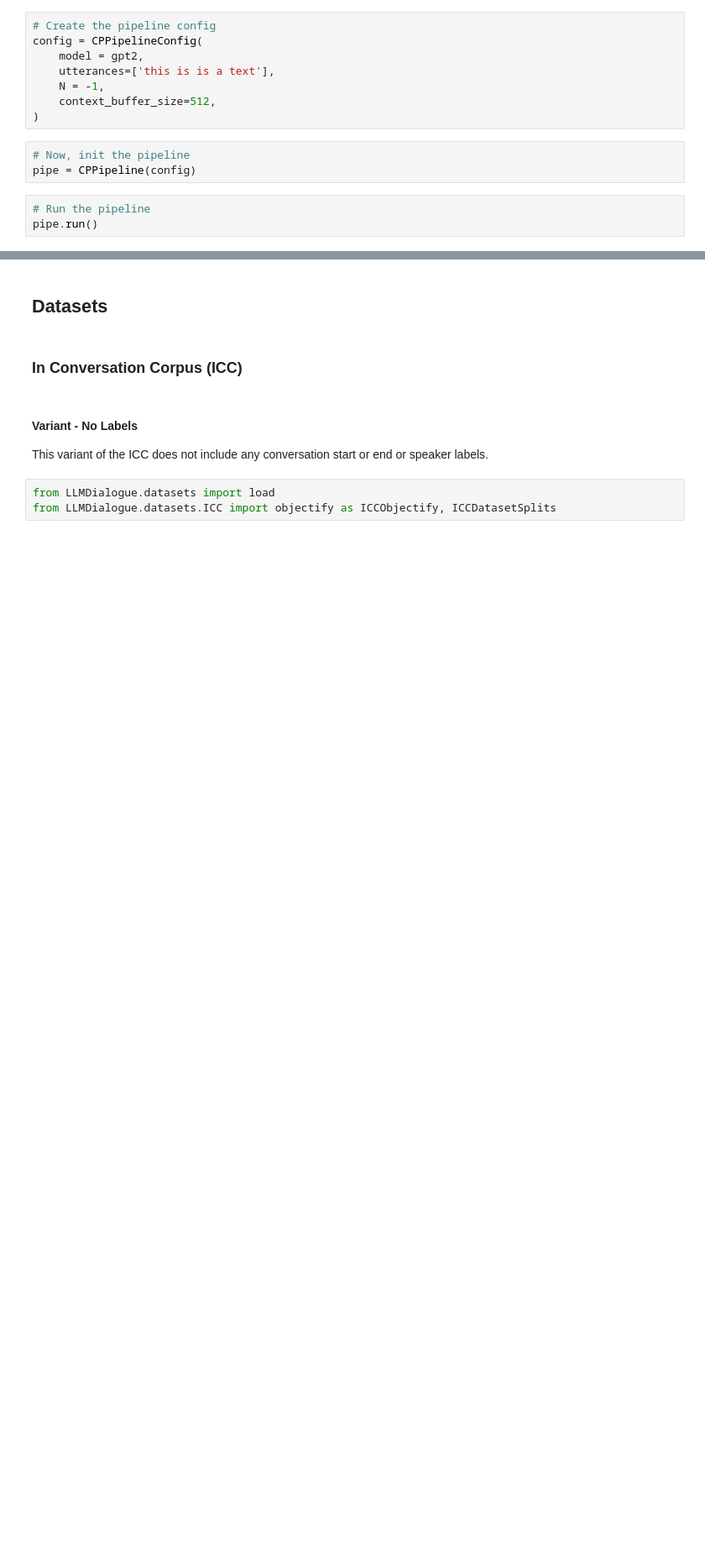
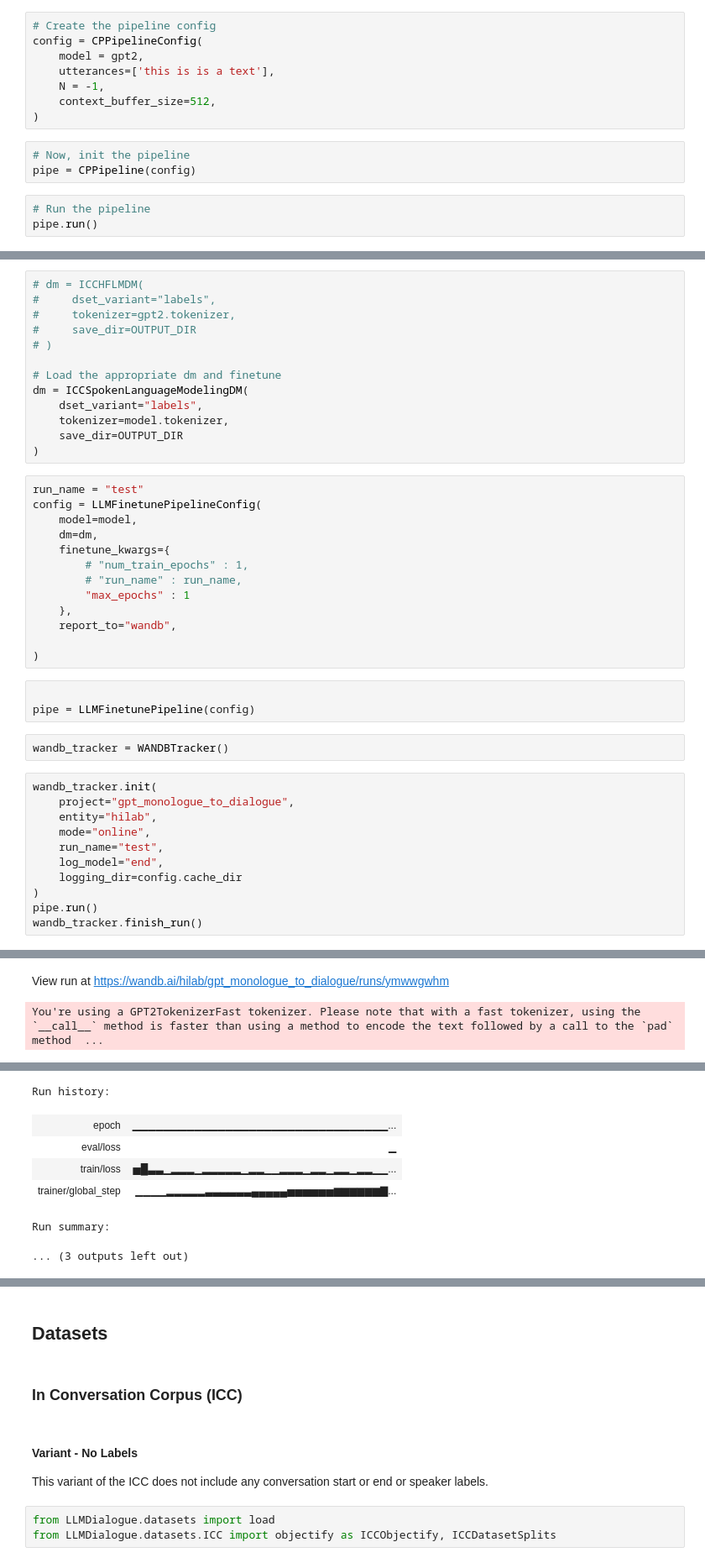
Before and after one commit to mumair01/GPT-Monologue-to-Dialogue, a Jupyter notebook: notebooks/1.0-POC.ipynb, the cells around one changed output, grey strips where cells are left out. Shown at 84% size. Cells and saved outputs as stored; diff of their text form; blank space fills up the shorter version.

Commit message:
Created working WANDB tracker

```diff
--- a/notebooks/1.0-POC.ipynb
+++ b/notebooks/1.0-POC.ipynb
@@ -125,0 +194,43 @@ pipe.run()
+# %%
+# dm = ICCHFLMDM(
+#     dset_variant="labels",
+#     tokenizer=gpt2.tokenizer,
+#     save_dir=OUTPUT_DIR
+# )
+
+# Load the appropriate dm and finetune
+dm = ICCSpokenLanguageModelingDM(
+    dset_variant="labels",
+    tokenizer=model.tokenizer,
+    save_dir=OUTPUT_DIR
+)
+# %%
+run_name = "test"
+config = LLMFinetunePipelineConfig(
+    model=model,
+    dm=dm,
+    finetune_kwargs={
+        # "num_train_epochs" : 1,
+        # "run_name" : run_name,
+        "max_epochs" : 1
+    },
+    report_to="wandb",
+
+)
+# %%
+
+pipe = LLMFinetunePipeline(config)
+# %%
+wandb_tracker = WANDBTracker()
+# %%
+wandb_tracker.init(
+    project="gpt_monologue_to_dialogue",
+    entity="hilab",
+    mode="online",
+    run_name="test",
+    log_model="end",
+    logging_dir=config.cache_dir
+)
+pipe.run()
+wandb_tracker.finish_run()
+# %% [output]
@@ -125,0 +243,2 @@ pipe.run()
+View run at https://wandb.ai/hilab/gpt_monologue_to_dialogue/runs/ymwwgwhm
+You're using a GPT2TokenizerFast tokenizer. Please note that with a fast tokenizer, using the `__call__` method is faster than using a method to encode the text followed by a call to the `pad` method  ...
@@ -125,0 +248,7 @@ pipe.run()
+Run history:
+| epoch | ▁▁▁▁▁▁▁▁▁▁▁▁▁▁▁▁▁▁▁▁▁▁▁▁▁▁▁▁▁▁▁▁▁... |
+| eval/loss | ▁ |
+| train/loss | ▅█▃▃▁▂▂▂▁▂▂▂▂▂▁▂▂▁▁▂▂▂▁▂▂▁▂▂▁▂▂▁▁... |
+| trainer/global_step | ▁▁▁▁▂▂▂▂▂▃▃▃▃▃▃▄▄▄▄▄▅▅▅▅▅▅▆▆▆▆▆▆▇... |
+Run summary:
+... (3 outputs left out)
```
Also changed, not shown: parts of 17 cells of this notebook, 8 other files.
